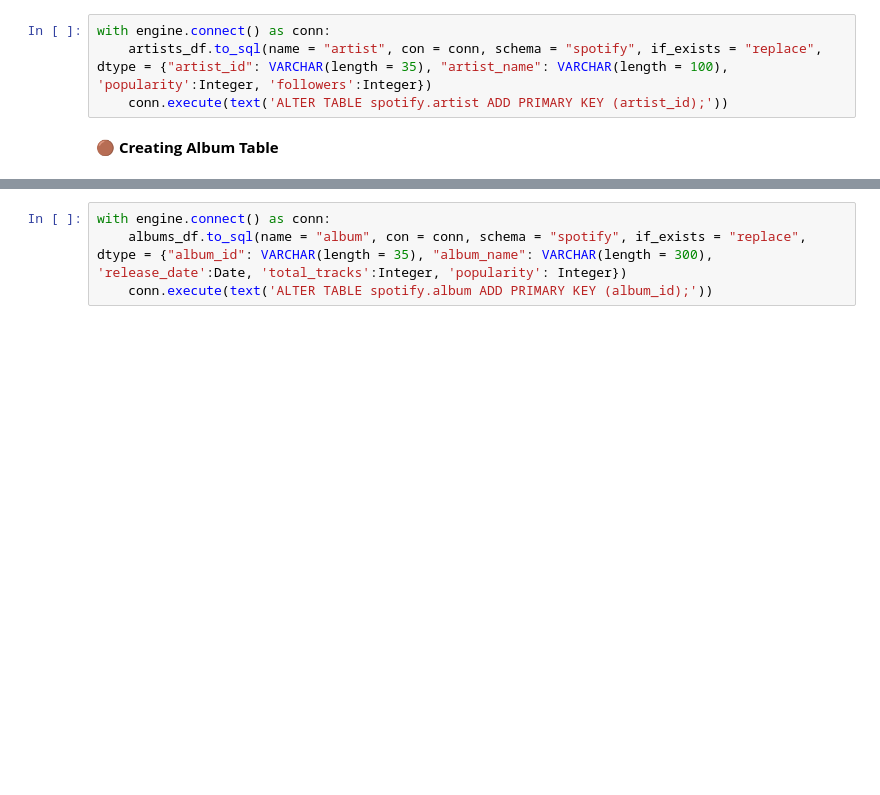
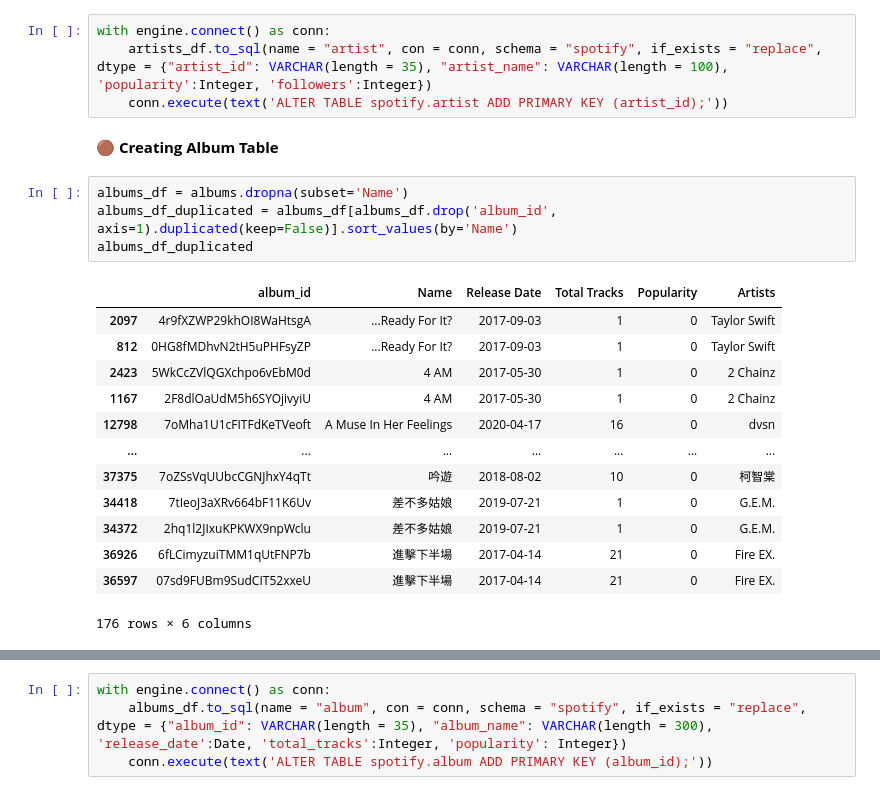
Before and after one commit to FarzanehSoltanzadeh/Spotify, a Jupyter notebook: 2_Database Creation/DataBase.ipynb, the cells around one changed output, grey strips where cells are left out. Cells and saved outputs as stored; diff of their text form; blank space fills up the shorter version.

```diff
--- a/2_Database Creation/DataBase.ipynb
+++ b/2_Database Creation/DataBase.ipynb
@@ -93,3 +118,21 @@ with engine.connect() as conn:
     conn.execute(text('ALTER TABLE spotify.artist ADD PRIMARY KEY (artist_id);'))
 # %% [markdown]
 🟤 **Creating Album Table**
+# %%
+albums_df = albums.dropna(subset='Name')
+albums_df_duplicated = albums_df[albums_df.drop('album_id', axis=1).duplicated(keep=False)].sort_values(by='Name')
+albums_df_duplicated
+# %% [output]
+|  | album_id | Name | Release Date | Total Tracks | Popularity | Artists |
+| 2097 | 4r9fXZWP29khOI8WaHtsgA | ...Ready For It? | 2017-09-03 | 1 | 0 | Taylor Swift |
+| 812 | 0HG8fMDhvN2tH5uPHFsyZP | ...Ready For It? | 2017-09-03 | 1 | 0 | Taylor Swift |
+| 2423 | 5WkCcZVlQGXchpo6vEbM0d | 4 AM | 2017-05-30 | 1 | 0 | 2 Chainz |
+| 1167 | 2F8dlOaUdM5h6SYOjivyiU | 4 AM | 2017-05-30 | 1 | 0 | 2 Chainz |
+| 12798 | 7oMha1U1cFITFdKeTVeoft | A Muse In Her Feelings | 2020-04-17 | 16 | 0 | dvsn |
+| ... | ... | ... | ... | ... | ... | ... |
+| 37375 | 7oZSsVqUUbcCGNJhxY4qTt | 吟遊 | 2018-08-02 | 10 | 0 | 柯智棠 |
+| 34418 | 7tIeoJ3aXRv664bF11K6Uv | 差不多姑娘 | 2019-07-21 | 1 | 0 | G.E.M. |
+| 34372 | 2hq1l2JIxuKPKWX9npWclu | 差不多姑娘 | 2019-07-21 | 1 | 0 | G.E.M. |
+| 36926 | 6fLCimyzuiTMM1qUtFNP7b | 進擊下半場 | 2017-04-14 | 21 | 0 | Fire EX. |
+| 36597 | 07sd9FUBm9SudCIT52xxeU | 進擊下半場 | 2017-04-14 | 21 | 0 | Fire EX. |
+176 rows × 6 columns
```
Also changed, not shown: parts of 18 cells of this notebook.
